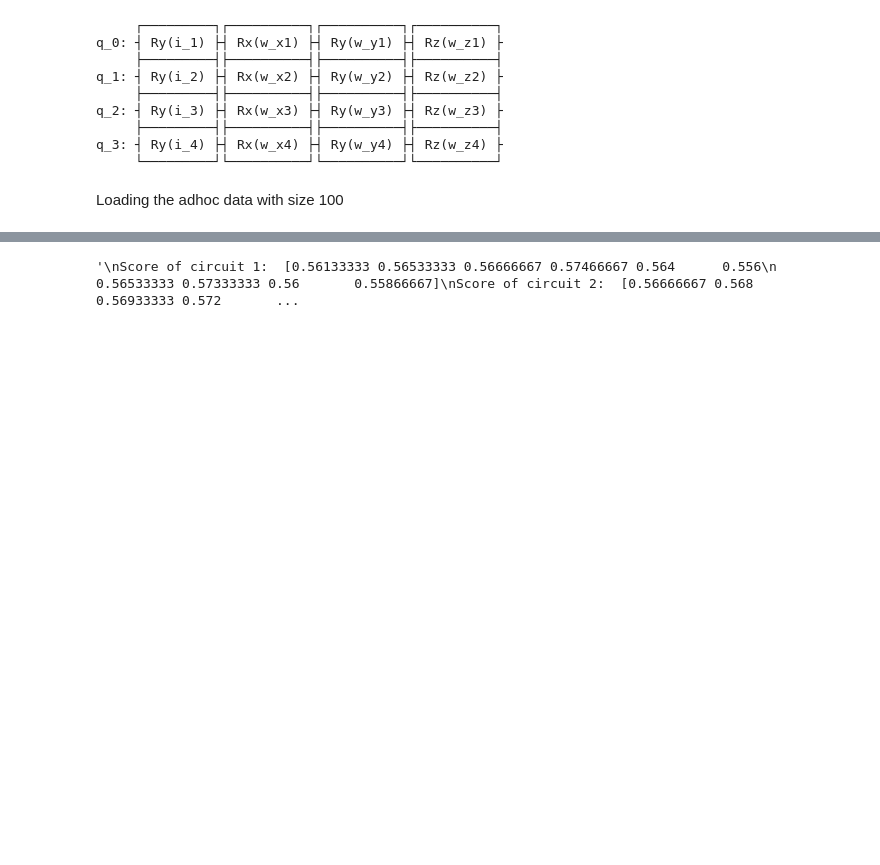
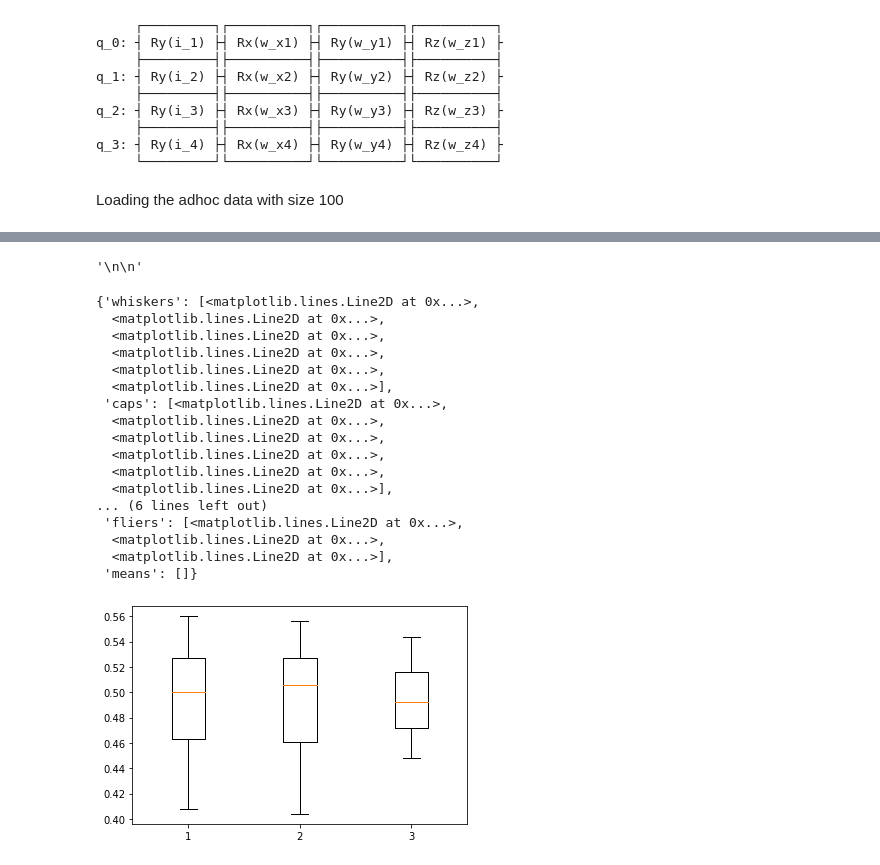
Before and after one commit to CoffeAddiict/QI_Project, a Jupyter notebook: adhoc_1000.ipynb, the cells around one changed output, grey strips where cells are left out. Drawn from its saved outputs; the diff is of its cells as text; code cells hidden in the pictures; blank space fills up the shorter version.

```diff
--- a/adhoc_1000.ipynb
+++ b/adhoc_1000.ipynb
@@ -246,15 +252,41 @@ print("Median of circuit03: ", str(statistics.median(cirtui3_score)))
-# %%
-"""
-
-"""
-# %% [output]
-'\nScore of circuit 1:  [0.56133333 0.56533333 0.56666667 0.57466667 0.564      0.556\n 0.56533333 0.57333333 0.56       0.55866667]\nScore of circuit 2:  [0.56666667 0.568      0.56933333 0.572       ...
+# %%
+"""
+100%|██████████| 10/10 [6:16:43<00:00, 2260.38s/it]
+Score of circuit 1:  [0.552 0.42  0.524 0.472 0.46  0.408 0.496 0.504 0.528 0.56 ]
+Score of circuit 2:  [0.544 0.42  0.524 0.476 0.456 0.404 0.504 0.508 0.528 0.556]
+Score of circuit 3:  [0.52  0.504 0.484 0.468 0.448 0.488 0.536 0.46  0.496 0.544]
+Median of circuit01:  0.5
+Median of circuit02:  0.506
+Median of circuit03:  0.492
+"""
+# %% [output]
+'\n\n'
 # %%
-#TODO: Change scores later
-cirtui1_score = [ 0.64, 0.84, 0.48, 0.68, 0.6, 0.68, 0.76, 0.56, 0.68, 0.64 ]
-cirtui2_score = [ 0.64, 0.84, 0.48, 0.68, 0.6, 0.68, 0.76, 0.56, 0.68, 0.64 ]
-cirtui3_score = [ 0.64, 0.84, 0.48, 0.68, 0.6, 0.68, 0.76, 0.56, 0.68, 0.64 ]
+import matplotlib.pyplot as plt
+
+cirtui1_score = [ 0.552, 0.42, 0.524, 0.472, 0.46, 0.408, 0.496, 0.504, 0.528, 0.56 ]
+cirtui2_score = [ 0.544, 0.42, 0.524, 0.476, 0.456, 0.404, 0.504, 0.508, 0.528, 0.556 ]
+cirtui3_score = [ 0.52, 0.504, 0.484, 0.468, 0.448, 0.488, 0.536, 0.46, 0.496, 0.544 ]
 
 scores = [cirtui1_score, cirtui2_score, cirtui3_score]
 
 plt.boxplot(scores)
+# %% [output]
+{'whiskers': [<matplotlib.lines.Line2D at 0x...>,
+  <matplotlib.lines.Line2D at 0x...>,
+  <matplotlib.lines.Line2D at 0x...>,
+  <matplotlib.lines.Line2D at 0x...>,
+  <matplotlib.lines.Line2D at 0x...>,
+  <matplotlib.lines.Line2D at 0x...>],
+ 'caps': [<matplotlib.lines.Line2D at 0x...>,
+  <matplotlib.lines.Line2D at 0x...>,
+  <matplotlib.lines.Line2D at 0x...>,
+  <matplotlib.lines.Line2D at 0x...>,
+  <matplotlib.lines.Line2D at 0x...>,
+  <matplotlib.lines.Line2D at 0x...>],
+... (6 lines left out)
+ 'fliers': [<matplotlib.lines.Line2D at 0x...>,
+  <matplotlib.lines.Line2D at 0x...>,
+  <matplotlib.lines.Line2D at 0x...>],
+ 'means': []}
+[figure, added]
```
Also changed, not shown: parts of 2 cells of this notebook, 2 other files.
